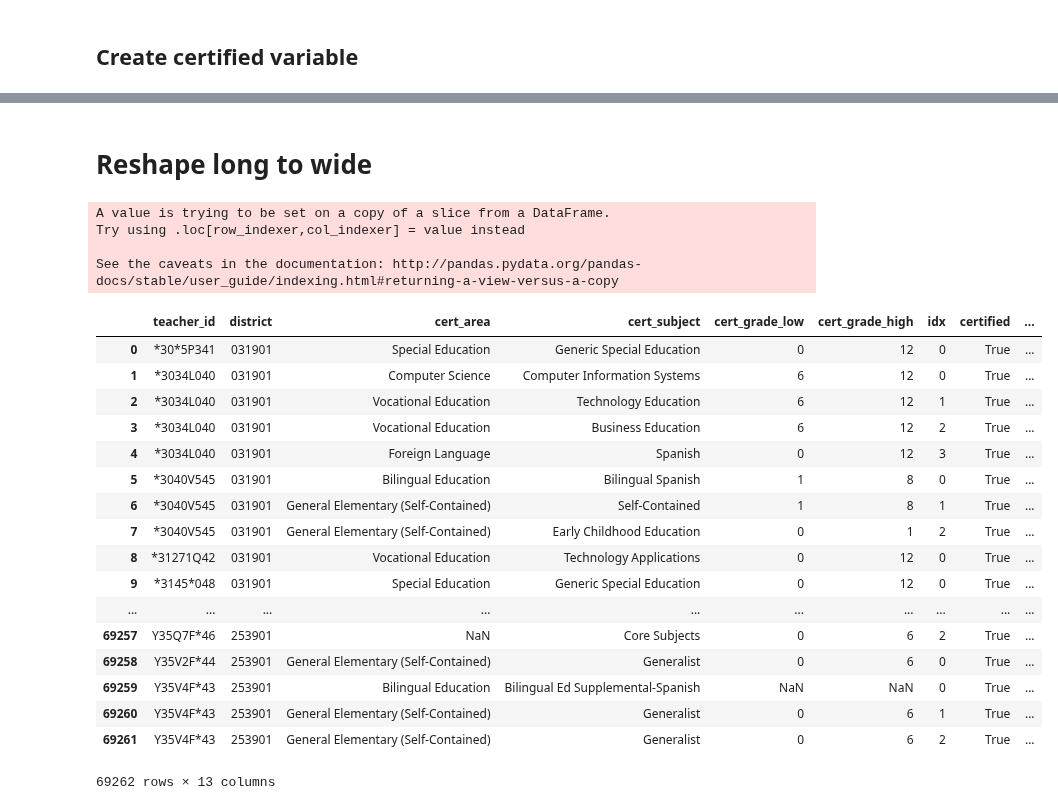
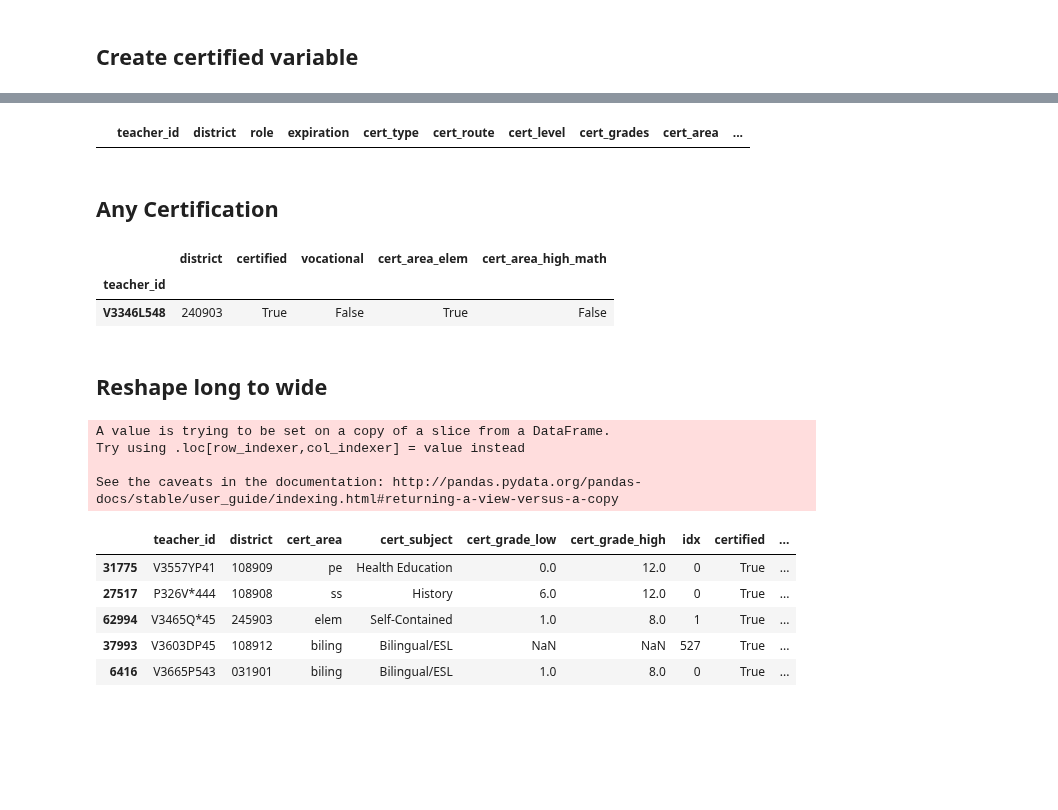
Before and after one commit to KylieLAnglin/dofis, a Jupyter notebook: data_from_tea/t01_clean_certificationV2.ipynb, the cells around one changed output, grey strips where cells are left out. Drawn from its saved outputs; the diff is of its cells as text; code cells hidden in the pictures; blank space fills up the shorter version.

Commit message:
create subject level dataset

```diff
--- a/data_from_tea/t01_clean_certificationV2.ipynb
+++ b/data_from_tea/t01_clean_certificationV2.ipynb
@@ -98,0 +143,7 @@ certification.sample(10)
+# %%
+area = {'General Elementary (Self-Contained)': 'elem', 'Bilingual Education': 'biling', 'English Language Arts': 'ela',
+       'Special Education': 'sped', 'Health and Physical Education': 'pe', 'Social Studies': 'ss','Mathematics': 'math',
+       'Science': 'science', 'Vocational Education': 'voc', 'Fine Arts': 'art', 'Foreign Language': 'for',
+       'Computer Science': 'cs', 'Other': 'other' }
+certification['cert_area'] = certification['cert_area'].map(area)
+certification.sample(10)
@@ -98,0 +164,9 @@ certification.sample(10)
+# %%
+certification['cert_area_elem'] = np.where(certification['cert_area'] == "elem",
+                                           True, False)
+certification['cert_area_elem'] = np.where((certification['cert_area'] == "biling") &
+                                    (certification['cert_grade_low'] < 6), True, certification.cert_area_elem)
+certification['cert_area_elem'] = np.where((certification['cert_area'] == "spend") &
+                                    (certification['cert_grade_low'] < 6),
+                                    True, certification.cert_area_elem)
+certification.sample(7)
@@ -98,0 +184,6 @@ certification.sample(10)
+# %%
+certification['cert_area_high_math'] = np.where(certification['cert_area'] == "math",
+                                           True, False)
+certification['cert_area_high_math'] = np.where(certification.cert_grade_high > 8,
+                                           certification.cert_area_high_math, False)
+certification.sample(5)
@@ -98,0 +197,7 @@ certification.sample(10)
+# %%
+## Science
+certification['cert_area_high_science'] = np.where(certification['cert_area'] == "science",
+                                           True, False)
+certification['cert_area_high_science'] = np.where(certification.cert_grade_high > 8,
+                                           certification.cert_area_high_science, False)
+certification.sample(5)
@@ -99,37 +211,40 @@ certification.sample(10)
+# %%
+certification[certification.teacher_id == 'P33Q1*040']
+# %% [output]
+|  | teacher_id | district | role | expiration | cert_type | cert_route | cert_level | cert_grades | cert_area | ... |
+# %% [markdown]
+## Any Certification
+# %%
+teacher_yesno = certification[['teacher_id', 'district', 'certified', 'vocational',
+                              'cert_area_elem', 'cert_area_high_math']]
+teacher_yesno = teacher_yesno.groupby(['teacher_id']).max()
+teacher_yesno.sample()
+# %% [output]
+|  | district | certified | vocational | cert_area_elem | cert_area_high_math |
+| teacher_id |  |  |  |  |  |
+| V3346L548 | 240903 | True | False | True | False |
 # %% [markdown]
-# Reshape long to wide
+## Reshape long to wide
 # %%
 df = certification[['teacher_id', 'district',
-                                       'cert_area', 'cert_subject',
-                                       'cert_grade_low', 'cert_grade_high']]
+                    'cert_area', 'cert_subject',
+                    'cert_grade_low', 'cert_grade_high']]
 df['idx'] = df.groupby('teacher_id').cumcount()
 certs = certification[['teacher_id','certified', 'vocational']].groupby('teacher_id').max()
 df = df.merge(certs, how = 'left', on = 'teacher_id')
 df['cert_area_idx'] = 'cert_area_' + df.idx.astype(str)
 df['cert_subject_idx'] = 'cert_subject_' + df.idx.astype(str)
 df['cert_grade_low_idx'] = 'cert_grade_low_' + df.idx.astype(str)
 df['cert_grade_high_idx'] = 'cert_grade_high_' + df.idx.astype(str)
-df
+df.sample(5)
 # %% [output]
 A value is trying to be set on a copy of a slice from a DataFrame.
 Try using .loc[row_indexer,col_indexer] = value instead
 
 See the caveats in the documentation: http://pandas.pydata.org/pandas-docs/stable/user_guide/indexing.html#returning-a-view-versus-a-copy
 |  | teacher_id | district | cert_area | cert_subject | cert_grade_low | cert_grade_high | idx | certified | ... |
-| 0 | *30*5P341 | 031901 | Special Education | Generic Special Education | 0 | 12 | 0 | True | ... |
-| 1 | *3034L040 | 031901 | Computer Science | Computer Information Systems | 6 | 12 | 0 | True | ... |
-| 2 | *3034L040 | 031901 | Vocational Education | Technology Education | 6 | 12 | 1 | True | ... |
-| 3 | *3034L040 | 031901 | Vocational Education | Business Education | 6 | 12 | 2 | True | ... |
-| 4 | *3034L040 | 031901 | Foreign Language | Spanish | 0 | 12 | 3 | True | ... |
-| 5 | *3040V545 | 031901 | Bilingual Education | Bilingual Spanish | 1 | 8 | 0 | True | ... |
-| 6 | *3040V545 | 031901 | General Elementary (Self-Contained) | Self-Contained | 1 | 8 | 1 | True | ... |
-| 7 | *3040V545 | 031901 | General Elementary (Self-Contained) | Early Childhood Education | 0 | 1 | 2 | True | ... |
-| 8 | *31271Q42 | 031901 | Vocational Education | Technology Applications | 0 | 12 | 0 | True | ... |
-| 9 | *3145*048 | 031901 | Special Education | Generic Special Education | 0 | 12 | 0 | True | ... |
-| ... | ... | ... | ... | ... | ... | ... | ... | ... | ... |
-| 69257 | Y35Q7F*46 | 253901 | NaN | Core Subjects | 0 | 6 | 2 | True | ... |
-| 69258 | Y35V2F*44 | 253901 | General Elementary (Self-Contained) | Generalist | 0 | 6 | 0 | True | ... |
-| 69259 | Y35V4F*43 | 253901 | Bilingual Education | Bilingual Ed Supplemental-Spanish | NaN | NaN | 0 | True | ... |
-| 69260 | Y35V4F*43 | 253901 | General Elementary (Self-Contained) | Generalist | 0 | 6 | 1 | True | ... |
-| 69261 | Y35V4F*43 | 253901 | General Elementary (Self-Contained) | Generalist | 0 | 6 | 2 | True | ... |
+| 31775 | V3557YP41 | 108909 | pe | Health Education | 0.0 | 12.0 | 0 | True | ... |
+| 27517 | P326V*444 | 108908 | ss | History | 6.0 | 12.0 | 0 | True | ... |
+| 62994 | V3465Q*45 | 245903 | elem | Self-Contained | 1.0 | 8.0 | 1 | True | ... |
+| 37993 | V3603DP45 | 108912 | biling | Bilingual/ESL | NaN | NaN | 527 | True | ... |
+| 6416 | V3665P543 | 031901 | biling | Bilingual/ESL | 1.0 | 8.0 | 0 | True | ... |
-69262 rows × 13 columns
```
Also changed, not shown: parts of 32 cells of this notebook, 6 other files.
